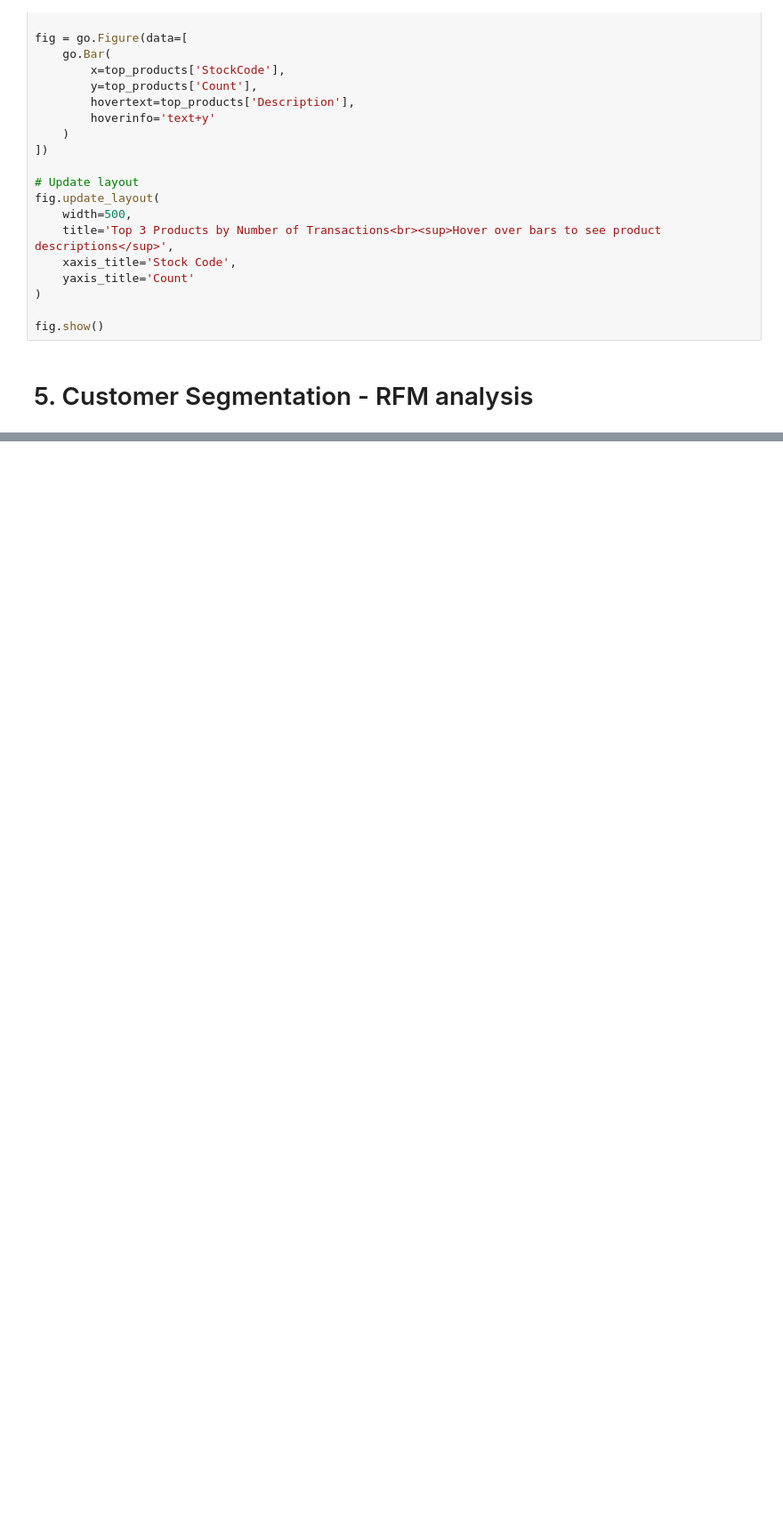
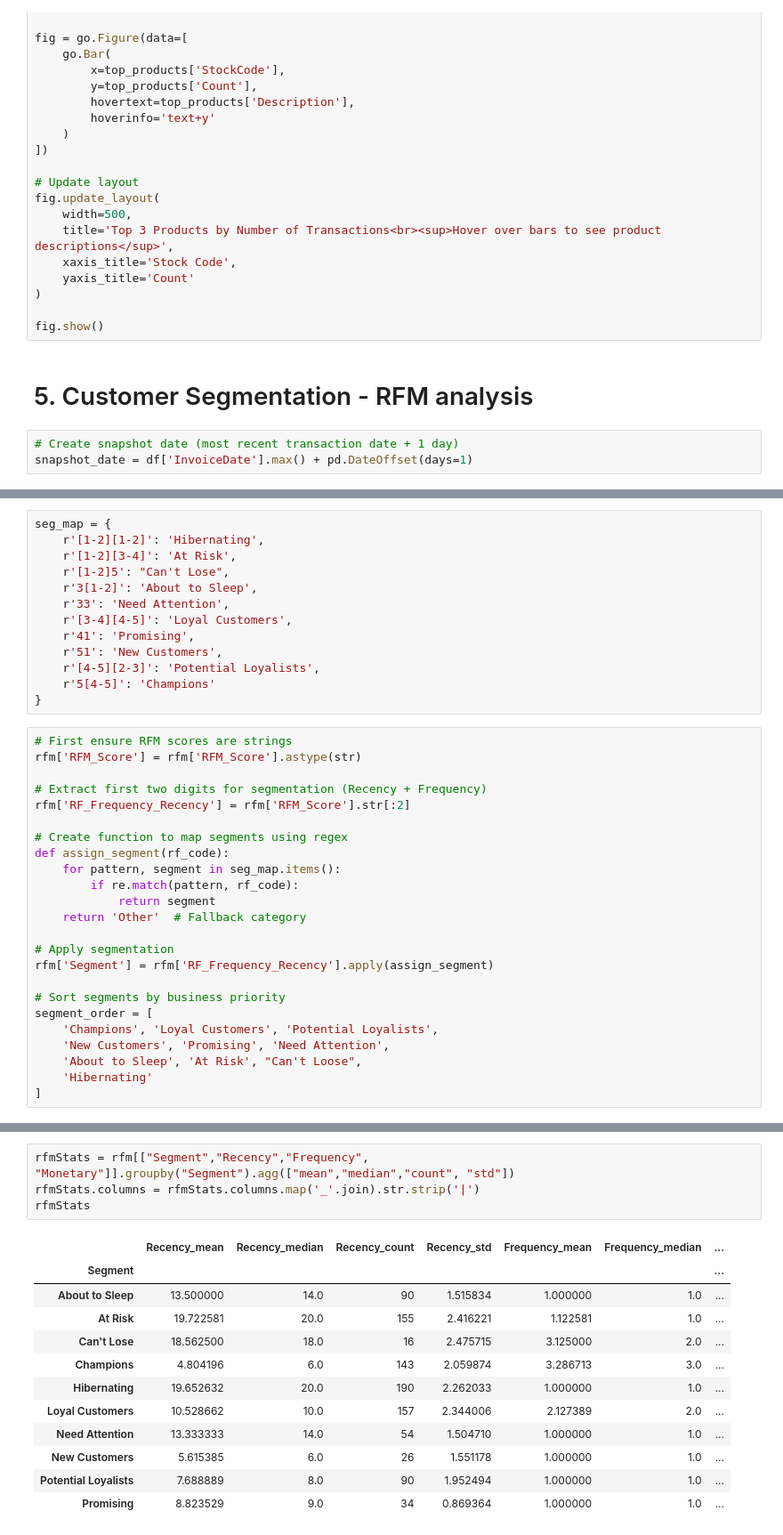
Before and after one commit to RubenJansen25/rfm-ecommerce, a Jupyter notebook: notebooks/001-RFM-Analysis.ipynb, the cells around one changed output, grey strips where cells are left out. Shown: that part at 89% size. Cells and saved outputs as stored; diff of their text form; blank space fills up the shorter version.

```diff
--- a/notebooks/001-RFM-Analysis.ipynb
+++ b/notebooks/001-RFM-Analysis.ipynb
@@ -156,3 +166,6 @@ fig.update_layout(
 fig.show()
 # %% [markdown]
 # 5. Customer Segmentation - RFM analysis
+# %%
+# Create snapshot date (most recent transaction date + 1 day)
+snapshot_date = df['InvoiceDate'].max() + pd.DateOffset(days=1)
@@ -158,0 +200,37 @@ fig.show()
+# %%
+seg_map = {
+    r'[1-2][1-2]': 'Hibernating',
+    r'[1-2][3-4]': 'At Risk',
+    r'[1-2]5': "Can't Lose",
+    r'3[1-2]': 'About to Sleep',
+    r'33': 'Need Attention',
+    r'[3-4][4-5]': 'Loyal Customers',
+    r'41': 'Promising',
+    r'51': 'New Customers',
+    r'[4-5][2-3]': 'Potential Loyalists',
+    r'5[4-5]': 'Champions'
+}
+# %%
+# First ensure RFM scores are strings
+rfm['RFM_Score'] = rfm['RFM_Score'].astype(str)
+
+# Extract first two digits for segmentation (Recency + Frequency)
+rfm['RF_Frequency_Recency'] = rfm['RFM_Score'].str[:2]
+
+# Create function to map segments using regex
+def assign_segment(rf_code):
+    for pattern, segment in seg_map.items():
+        if re.match(pattern, rf_code):
+            return segment
+    return 'Other'  # Fallback category
+
+# Apply segmentation
+rfm['Segment'] = rfm['RF_Frequency_Recency'].apply(assign_segment)
+
+# Sort segments by business priority
+segment_order = [
+    'Champions', 'Loyal Customers', 'Potential Loyalists',
+    'New Customers', 'Promising', 'Need Attention',
+    'About to Sleep', 'At Risk', "Can't Loose",
+    'Hibernating'
+]
@@ -158,0 +263,17 @@ fig.show()
+# %%
+rfmStats = rfm[["Segment","Recency","Frequency", "Monetary"]].groupby("Segment").agg(["mean","median","count", "std"])
+rfmStats.columns = rfmStats.columns.map('_'.join).str.strip('|')
+rfmStats
+# %% [output]
+|  | Recency_mean | Recency_median | Recency_count | Recency_std | Frequency_mean | Frequency_median | ... |
+| Segment |  |  |  |  |  |  | ... |
+| About to Sleep | 13.500000 | 14.0 | 90 | 1.515834 | 1.000000 | 1.0 | ... |
+| At Risk | 19.722581 | 20.0 | 155 | 2.416221 | 1.122581 | 1.0 | ... |
+| Can't Lose | 18.562500 | 18.0 | 16 | 2.475715 | 3.125000 | 2.0 | ... |
+| Champions | 4.804196 | 6.0 | 143 | 2.059874 | 3.286713 | 3.0 | ... |
+| Hibernating | 19.652632 | 20.0 | 190 | 2.262033 | 1.000000 | 1.0 | ... |
+| Loyal Customers | 10.528662 | 10.0 | 157 | 2.344006 | 2.127389 | 2.0 | ... |
+| Need Attention | 13.333333 | 14.0 | 54 | 1.504710 | 1.000000 | 1.0 | ... |
+| New Customers | 5.615385 | 6.0 | 26 | 1.551178 | 1.000000 | 1.0 | ... |
+| Potential Loyalists | 7.688889 | 8.0 | 90 | 1.952494 | 1.000000 | 1.0 | ... |
+| Promising | 8.823529 | 9.0 | 34 | 0.869364 | 1.000000 | 1.0 | ... |
```
Also changed, not shown: parts of 8 cells of this notebook.
